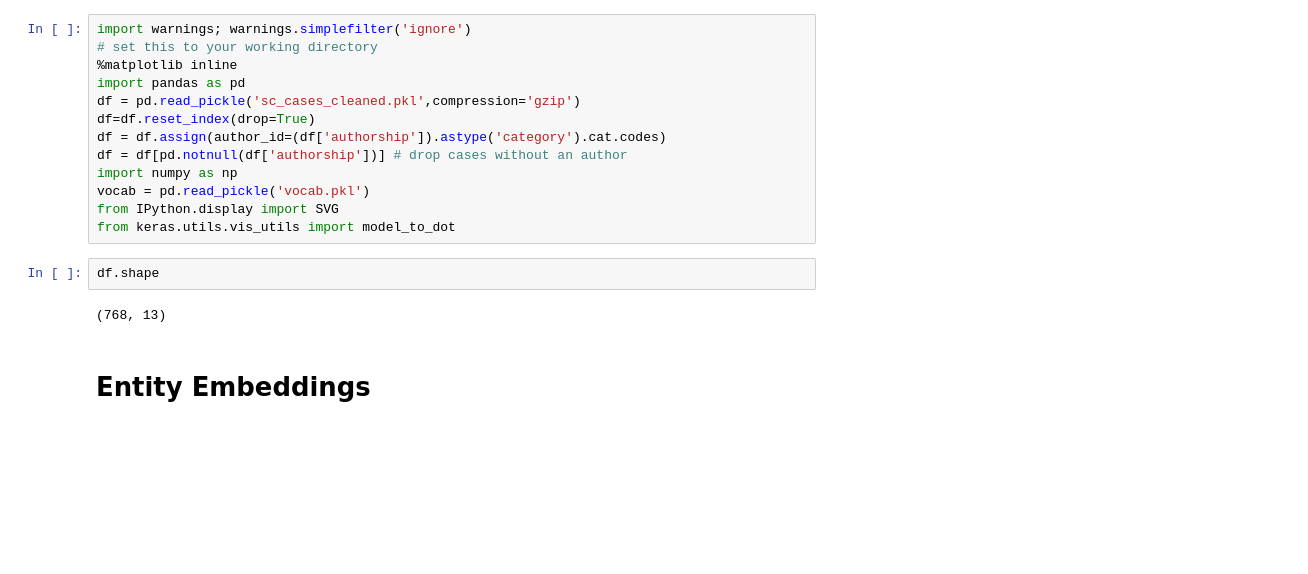
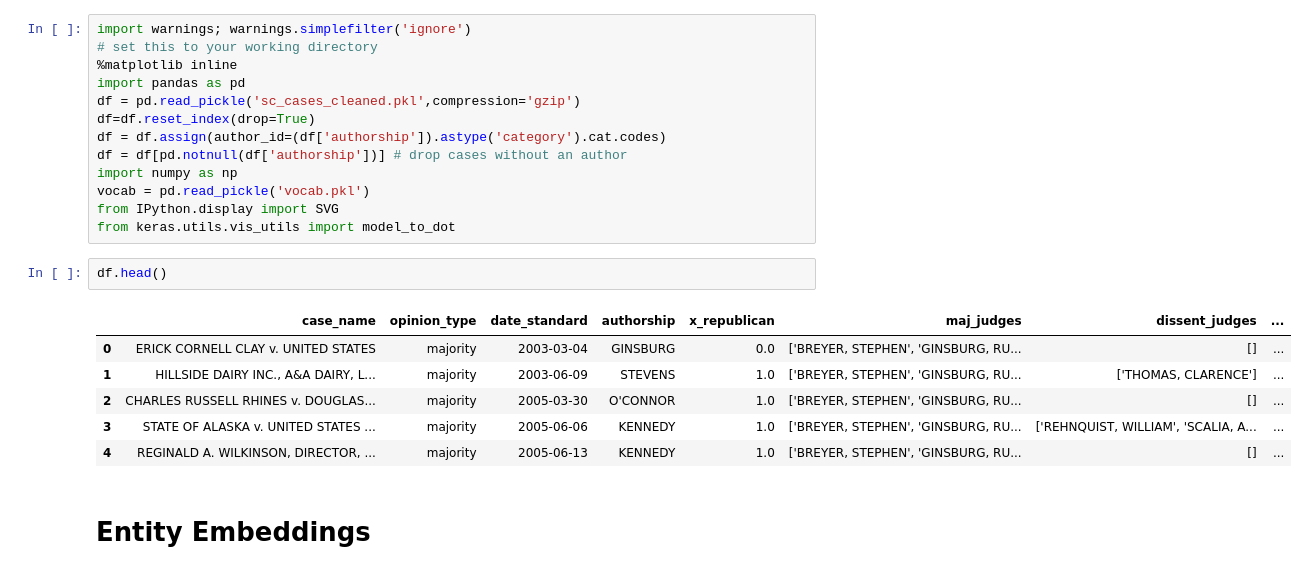
Before and after one commit to elliottash/nlp_lss_2023, a Jupyter notebook: notebooks/06_word_embeddings.ipynb, the cells around one changed output. Drawn from its saved outputs; the diff is of its cells as text; blank space fills up the shorter version.

```diff
--- a/notebooks/06_word_embeddings.ipynb
+++ b/notebooks/06_word_embeddings.ipynb
@@ -14,9 +14,14 @@ vocab = pd.read_pickle('vocab.pkl')
 from IPython.display import SVG
 from keras.utils.vis_utils import model_to_dot
 # %%
-df.shape
+df.head()
 # %% [output]
-(768, 13)
+|  | case_name | opinion_type | date_standard | authorship | x_republican | maj_judges | dissent_judges | ... |
+| 0 | ERICK CORNELL CLAY v. UNITED STATES | majority | 2003-03-04 | GINSBURG | 0.0 | ['BREYER, STEPHEN', 'GINSBURG, RU... | [] | ... |
+| 1 | HILLSIDE DAIRY INC., A&A DAIRY, L... | majority | 2003-06-09 | STEVENS | 1.0 | ['BREYER, STEPHEN', 'GINSBURG, RU... | ['THOMAS, CLARENCE'] | ... |
+| 2 | CHARLES RUSSELL RHINES v. DOUGLAS... | majority | 2005-03-30 | O'CONNOR | 1.0 | ['BREYER, STEPHEN', 'GINSBURG, RU... | [] | ... |
+| 3 | STATE OF ALASKA v. UNITED STATES ... | majority | 2005-06-06 | KENNEDY | 1.0 | ['BREYER, STEPHEN', 'GINSBURG, RU... | ['REHNQUIST, WILLIAM', 'SCALIA, A... | ... |
+| 4 | REGINALD A. WILKINSON, DIRECTOR, ... | majority | 2005-06-13 | KENNEDY | 1.0 | ['BREYER, STEPHEN', 'GINSBURG, RU... | [] | ... |
 # %% [markdown]
 # Entity Embeddings
 # %%
```
Also changed, not shown: parts of 28 cells of this notebook, 1 other file.
